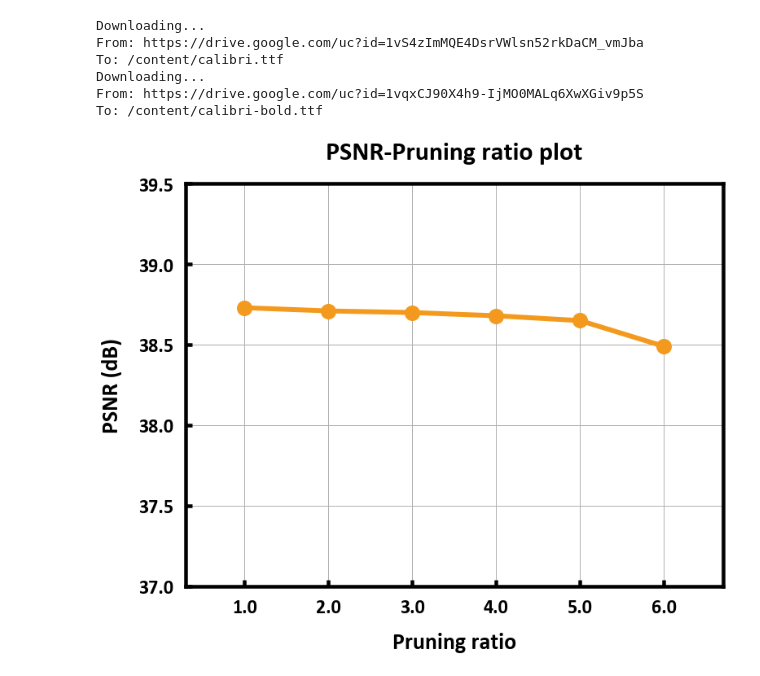
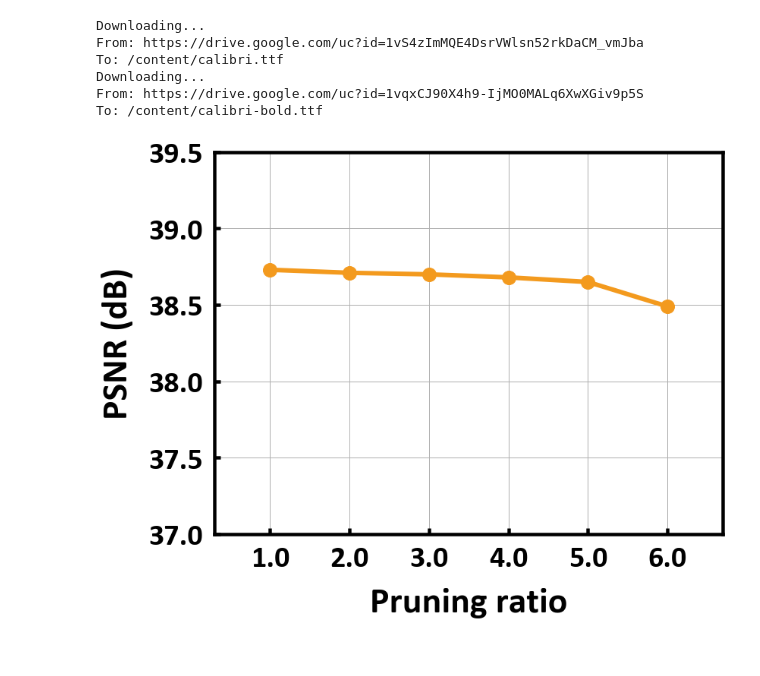
Before and after one commit to victchang/Matplotlib-template, a Jupyter notebook: Matplotlib_template.ipynb, the cells around one changed output. Cells and saved outputs as stored; diff of their text form; code cells hidden in the pictures.

```diff
--- a/Matplotlib_template.ipynb
+++ b/Matplotlib_template.ipynb
@@ -33,36 +33,36 @@ ax.plot(x_data, y_data, color="#f39a1e", alpha=1., linewidth=6, marker="o", mark
 for axis in ["top", "bottom", "left", "right"]:
     ax.spines[axis].set_visible(True)
     ax.spines[axis].set_linewidth(4.5)
 
 # title
-ax.set_title(label="PSNR-Pruning ratio plot", pad=30, loc="center", size=32, weight="bold")
+# ax.set_title(label="PSNR-Pruning ratio plot", pad=30, loc="center", size=64, weight="bold")
 
 # x-axis
-ax.set_xlabel(xlabel="Pruning ratio", labelpad=20, size=28, weight="bold")
+ax.set_xlabel(xlabel="Pruning ratio", labelpad=20, size=48, weight="bold")
 ax.set_xlim(left=0.3, right=6.7)  # or ax.margins(x=0.2)
 ax.set_xscale("linear")  # "linear", "log", "symlog"...
 ax.tick_params(axis="x", which="major", reset=False, direction="in", length=8, width=4.5, pad=15)
-ax.set_xticklabels(ax.get_xticks(), rotation=0, size=24, weight='bold')
+ax.set_xticklabels(ax.get_xticks(), rotation=0, size=40, weight='bold')
 ax.grid(visible=True, axis="x", which="major", linewidth=1, linestyle="-", zorder=0)
 ax.xaxis.set_major_locator(MultipleLocator(1))
 
 # y-axis
-ax.set_ylabel(ylabel="PSNR (dB)", labelpad=20, size=28, weight="bold")
+ax.set_ylabel(ylabel="PSNR (dB)", labelpad=20, size=48, weight="bold")
 ax.set_ylim(bottom=37., top=39.5)  # or ax.margins(y=0.2)
 ax.set_yscale("linear")  # "linear", "log", "symlog"...
 ax.tick_params(axis="y", which="major", reset=False, direction="in", length=8, width=4.5, pad=15)
-ax.set_yticklabels(ax.get_yticks(), rotation=0, size=24, weight='bold')
+ax.set_yticklabels(ax.get_yticks(), rotation=0, size=40, weight='bold')
 ax.grid(visible=True, axis="y", which="major", linewidth=1, linestyle="-", zorder=0)
 # ax.yaxis.set_major_locator(MultipleLocator(0.5))
 
 
 # set aspect ratio (Y : X)
 ratio = 3 / 4
 x_left, x_right = ax.get_xlim()
 y_low, y_high = ax.get_ylim()
 ax.set_aspect(abs((x_right-x_left)/(y_low-y_high)) * ratio)
 
 fig.tight_layout()
 plt.savefig("plot.png")
 # %% [output]
-[figure, old version]
+[figure, new version]
```
